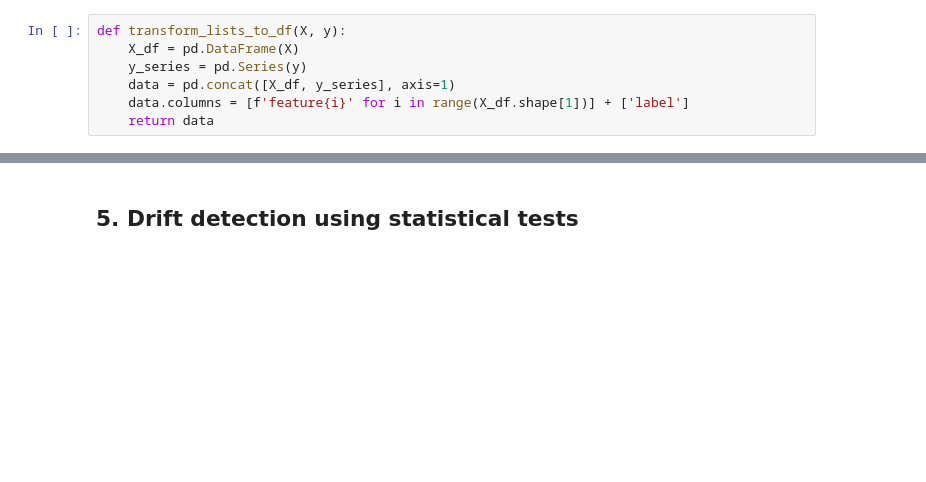
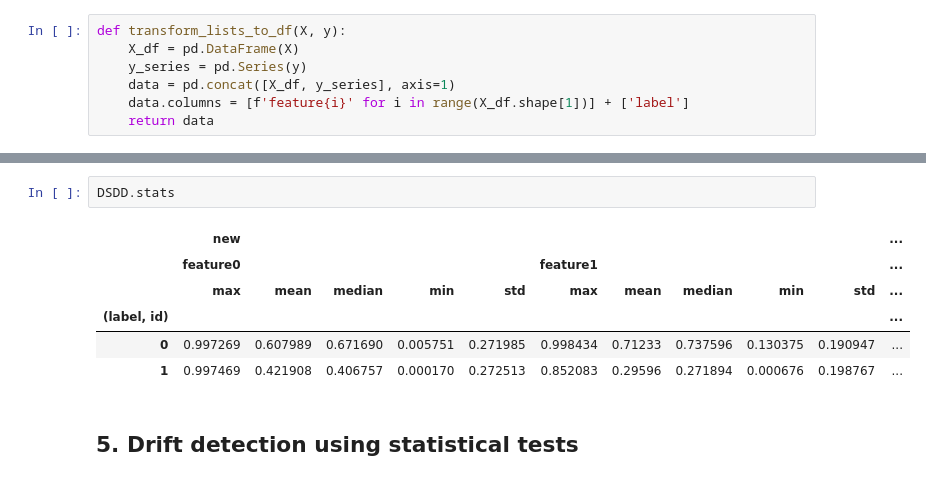
Before and after one commit to KubaCzech/DriftDetectionWithExplainableAI, a Jupyter notebook: notebooks/data_drift.ipynb, the cells around one changed output, grey strips where cells are left out. Drawn from its saved outputs; the diff is of its cells as text; blank space fills up the shorter version.

```diff
--- a/notebooks/data_drift.ipynb
+++ b/notebooks/data_drift.ipynb
@@ -432,3 +476,12 @@ True
+# %%
+DSDD.stats
+# %% [output]
+|  | new |  |  |  |  |  |  |  |  |  | ... |
+|  | feature0 |  |  |  |  | feature1 |  |  |  |  | ... |
+|  | max | mean | median | min | std | max | mean | median | min | std | ... |
+| (label, id) |  |  |  |  |  |  |  |  |  |  | ... |
+| 0 | 0.997269 | 0.607989 | 0.671690 | 0.005751 | 0.271985 | 0.998434 | 0.71233 | 0.737596 | 0.130375 | 0.190947 | ... |
+| 1 | 0.997469 | 0.421908 | 0.406757 | 0.000170 | 0.272513 | 0.852083 | 0.29596 | 0.271894 | 0.000676 | 0.198767 | ... |
 # %% [markdown]
 ## **5. Drift detection using statistical tests**
 # %%
```
Also changed, not shown: parts of 3 cells of this notebook, 2 other files.
